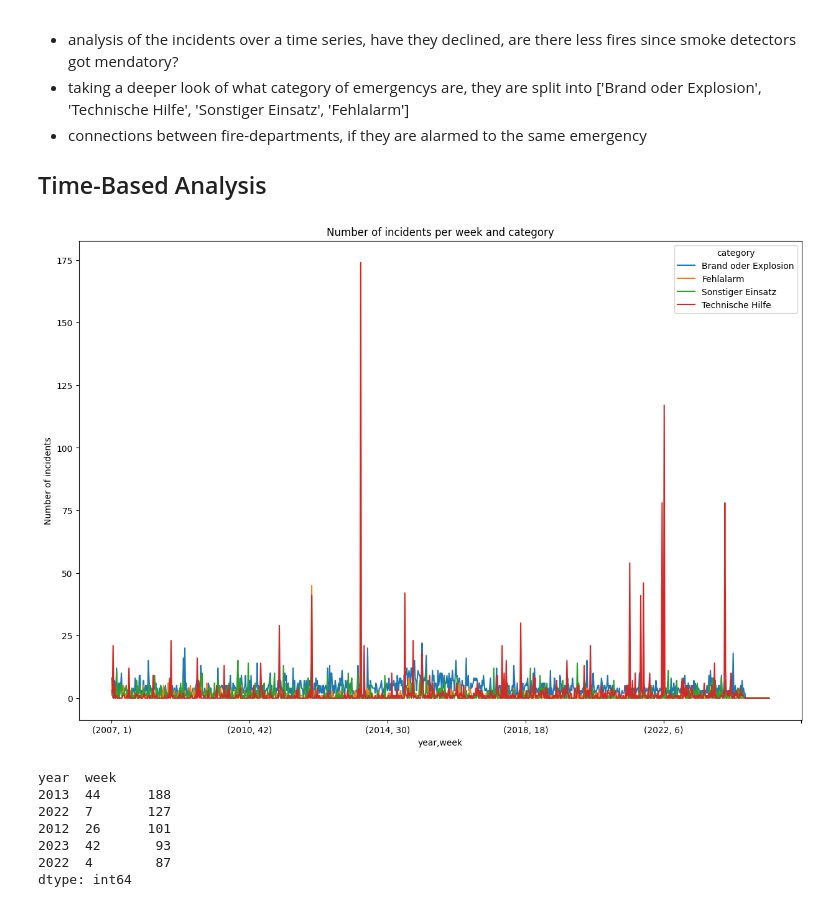
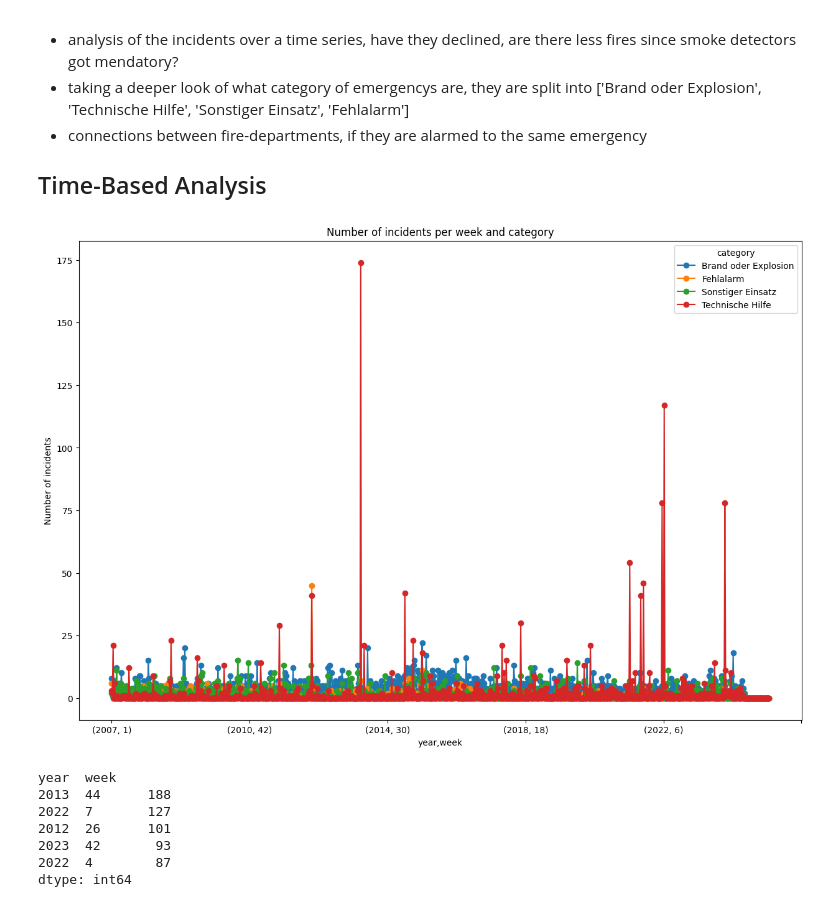
Before and after one commit to MartinDieCooleSocke420/sem2_social_media_analytics, a Jupyter notebook: capstone/exersise.ipynb, the cells around one changed output. Saved outputs shown, nothing was run; the diff lists cells and outputs as text; code cells hidden in the pictures.

```diff
--- a/capstone/exersise.ipynb
+++ b/capstone/exersise.ipynb
@@ -238,12 +227,12 @@ To gain further insides into the emergency departments and statistics we are goi
 ## Time-Based Analysis
 # %%
 # plot the number of incidents per week and category
-df.groupby(["year", "week", "category"], observed=False).size().unstack().plot(kind='line', figsize=(15, 10))
+df.groupby(["year", "week", "category"], observed=False).size().unstack().plot(kind='line',marker="o", figsize=(15, 10))
 plt.title("Number of incidents per week and category")
 plt.ylabel("Number of incidents")
 plt.show()
 # %% [output]
-[figure, old version]
+[figure, new version]
 # %%
 # analysing the week with the most incidents
 df.groupby(["year", "week"]).size().sort_values(ascending=False).head(5)
```
Also changed, not shown: parts of 4 cells of this notebook.
